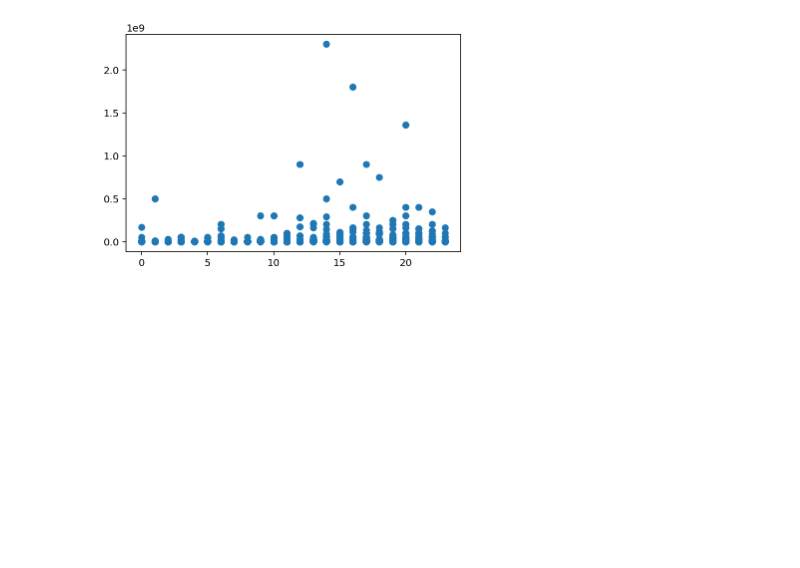
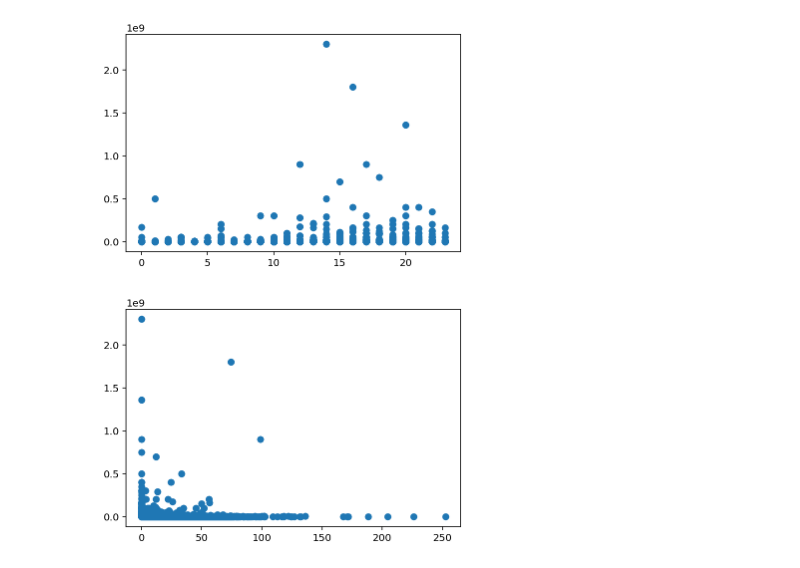
Before and after one commit to emmagrimaldi/Capstone_Predicting_Storm_Damages, a Jupyter notebook: Capstone_Part2_EDA.ipynb, the cells around one changed output. Saved outputs shown, nothing was run; the diff lists cells and outputs as text; code cells hidden in the pictures; blank space fills up the shorter version.

```diff
--- a/Capstone_Part2_EDA.ipynb
+++ b/Capstone_Part2_EDA.ipynb
@@ -348,3 +372,7 @@ plt.scatter(pd.to_datetime(df['BEGIN_TIME']).dt.hour, df['DAMAGE_PROPERTY'])
 # %% [output]
 <matplotlib.collections.PathCollection at 0x...>
 [figure]
+# %%
+plt.scatter((df['DISTANCE_COVERED(KM)']), df['DAMAGE_PROPERTY']);
+# %% [output]
+[figure, added]
```
Also changed, not shown: parts of 12 cells of this notebook, 4 other files.
